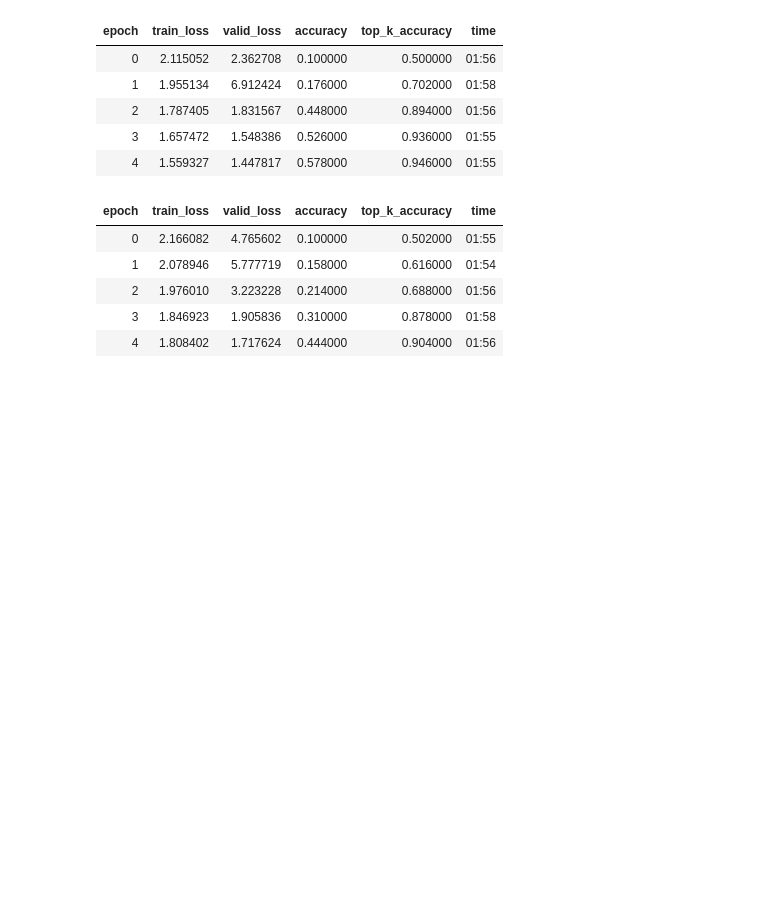
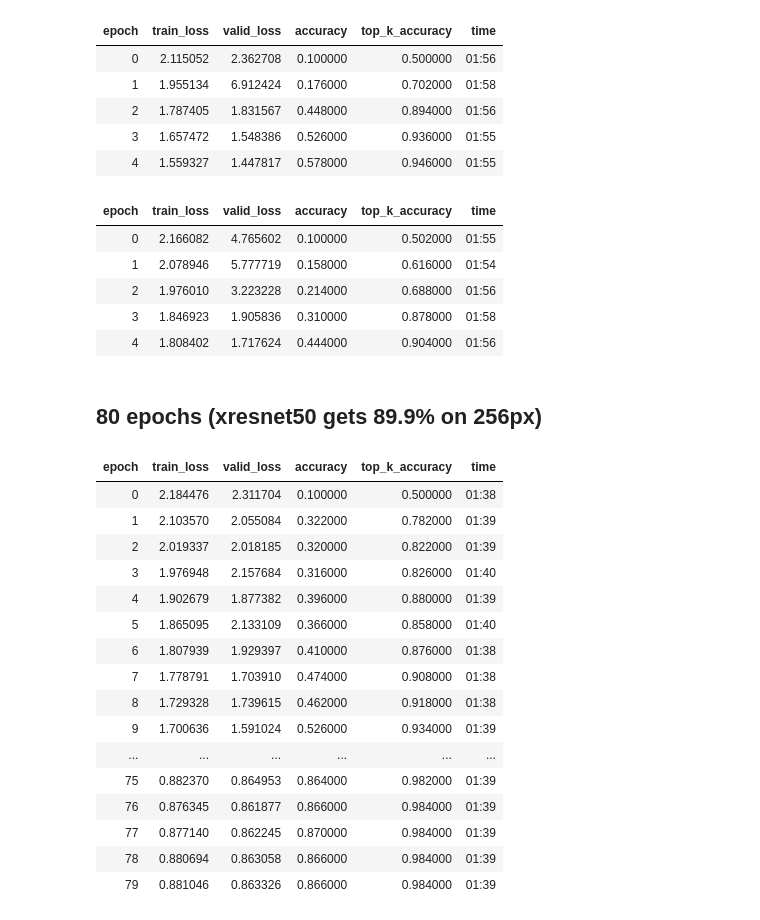
Before and after one commit to sdoria/EfficientNet, a Jupyter notebook: Imagewoof from scratch.ipynb, the cells around one changed output. Saved outputs shown, nothing was run; the diff lists cells and outputs as text; code cells hidden in the pictures; blank space fills up the shorter version.

Commit message:
added 80 epochs

```diff
--- a/Imagewoof from scratch.ipynb
+++ b/Imagewoof from scratch.ipynb
@@ -102,3 +107,26 @@ learn.fit_one_cycle(5, 5e-3, div_factor=10, pct_start=0.3)
 | 2 | 1.976010 | 3.223228 | 0.214000 | 0.688000 | 01:56 |
 | 3 | 1.846923 | 1.905836 | 0.310000 | 0.878000 | 01:58 |
 | 4 | 1.808402 | 1.717624 | 0.444000 | 0.904000 | 01:56 |
+# %% [markdown]
+## 80 epochs (xresnet50 gets 89.9% on 256px)
+# %%
+# restarted from scratch, mixup =0.2
+learn.fit_one_cycle(80, 1e-3, div_factor=10, pct_start=0.3)
+# %% [output]
+| epoch | train_loss | valid_loss | accuracy | top_k_accuracy | time |
+| 0 | 2.184476 | 2.311704 | 0.100000 | 0.500000 | 01:38 |
+| 1 | 2.103570 | 2.055084 | 0.322000 | 0.782000 | 01:39 |
+| 2 | 2.019337 | 2.018185 | 0.320000 | 0.822000 | 01:39 |
+| 3 | 1.976948 | 2.157684 | 0.316000 | 0.826000 | 01:40 |
+| 4 | 1.902679 | 1.877382 | 0.396000 | 0.880000 | 01:39 |
+| 5 | 1.865095 | 2.133109 | 0.366000 | 0.858000 | 01:40 |
+| 6 | 1.807939 | 1.929397 | 0.410000 | 0.876000 | 01:38 |
+| 7 | 1.778791 | 1.703910 | 0.474000 | 0.908000 | 01:38 |
+| 8 | 1.729328 | 1.739615 | 0.462000 | 0.918000 | 01:38 |
+| 9 | 1.700636 | 1.591024 | 0.526000 | 0.934000 | 01:39 |
+| ... | ... | ... | ... | ... | ... |
+| 75 | 0.882370 | 0.864953 | 0.864000 | 0.982000 | 01:39 |
+| 76 | 0.876345 | 0.861877 | 0.866000 | 0.984000 | 01:39 |
+| 77 | 0.877140 | 0.862245 | 0.870000 | 0.984000 | 01:39 |
+| 78 | 0.880694 | 0.863058 | 0.866000 | 0.984000 | 01:39 |
+| 79 | 0.881046 | 0.863326 | 0.866000 | 0.984000 | 01:39 |
```
Also changed, not shown: parts of 4 cells of this notebook.
